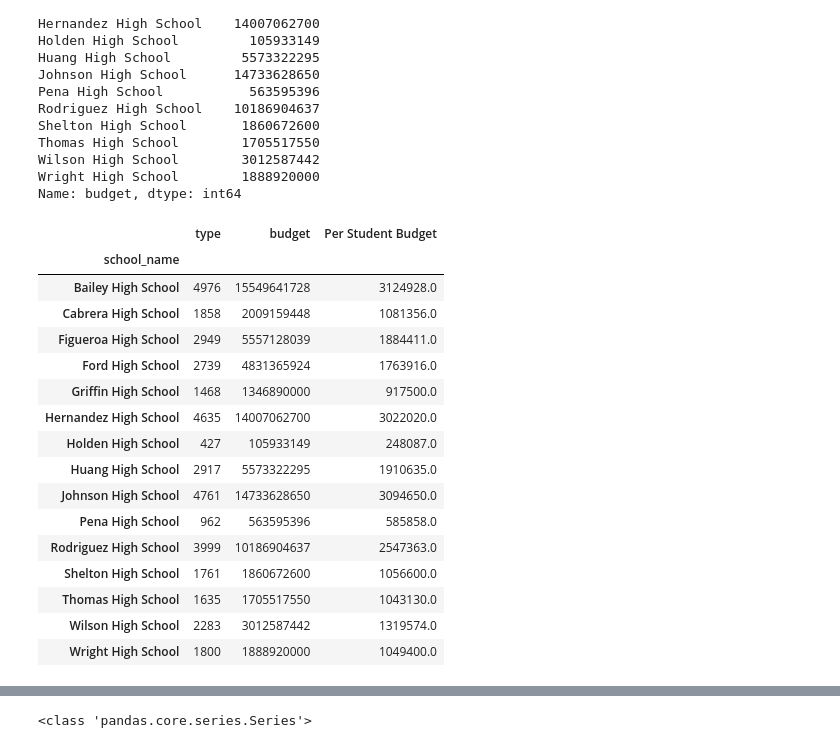
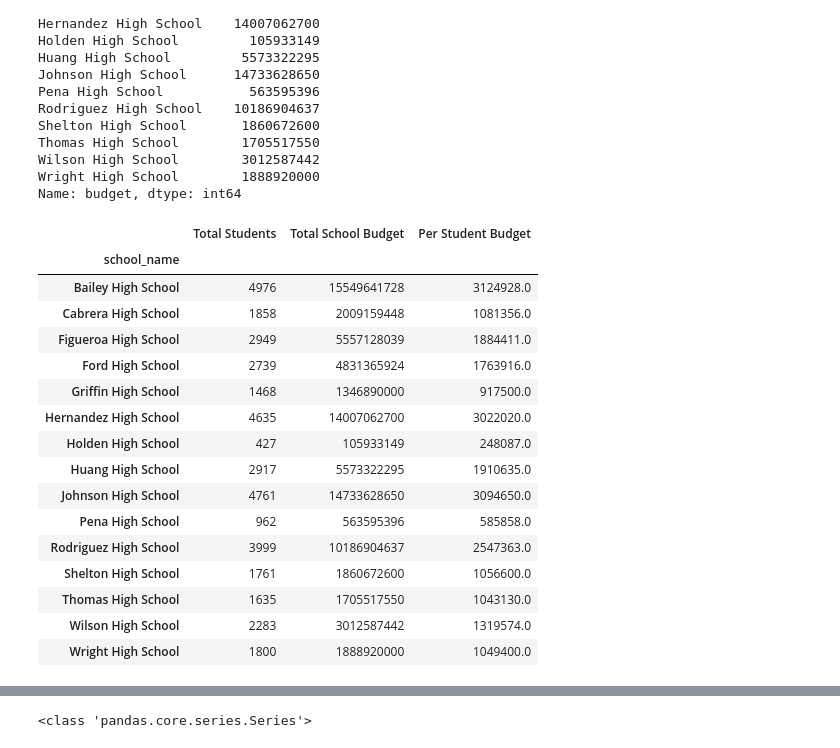
Before and after one commit to kle96/pandas-challenge, a Jupyter notebook: Instructions/PyCitySchools/PyCitySchools_starter.ipynb, the cells around one changed output, grey strips where cells are left out. Cells and saved outputs as stored; diff of their text form; code cells hidden in the pictures.

```diff
--- a/Instructions/PyCitySchools/PyCitySchools_starter.ipynb
+++ b/Instructions/PyCitySchools/PyCitySchools_starter.ipynb
@@ -133,8 +133,9 @@ district_summary
 * Create a dataframe to hold the above results
 # %%
 grp_school_df = school_comp_df.groupby(["school_name"])
-school_type_df = grp_school_df['type'].value_counts()
-school_type_df
+
+school_count_df = grp_school_df['type'].value_counts()
+school_count_df
 # %% [output]
 school_name            type
 Bailey High School     District    4976
@@ -175,11 +195,12 @@ Wilson High School        3012587442
 Wright High School        1888920000
 Name: budget, dtype: int64
 # %%
-budget_per_stud = pd.merge(school_type_df, school_budget, on="school_name")
+budget_per_stud = pd.merge(school_count_df, school_budget, on="school_name")
 budget_per_stud['Per Student Budget'] = budget_per_stud['budget']/budget_per_stud['type']
+budget_per_stud = budget_per_stud.rename(columns = {'type':"Total Students", 'budget':"Total School Budget"})
 budget_per_stud
 # %% [output]
-|  | type | budget | Per Student Budget |
+|  | Total Students | Total School Budget | Per Student Budget |
 | school_name |  |  |  |
 | Bailey High School | 4976 | 15549641728 | 3124928.0 |
 | Cabrera High School | 1858 | 2009159448 | 1081356.0 |
```
Also changed, not shown: parts of 8 cells of this notebook.
